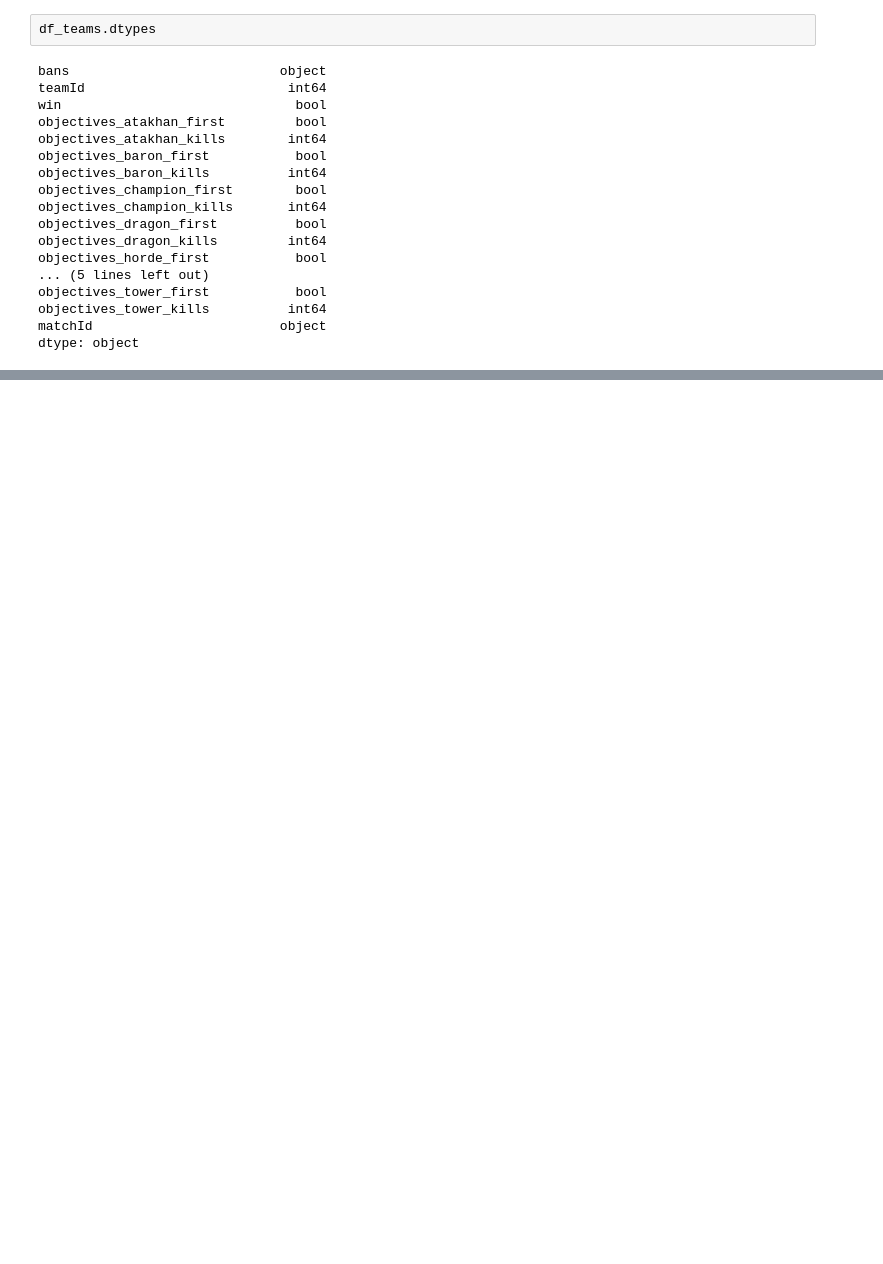
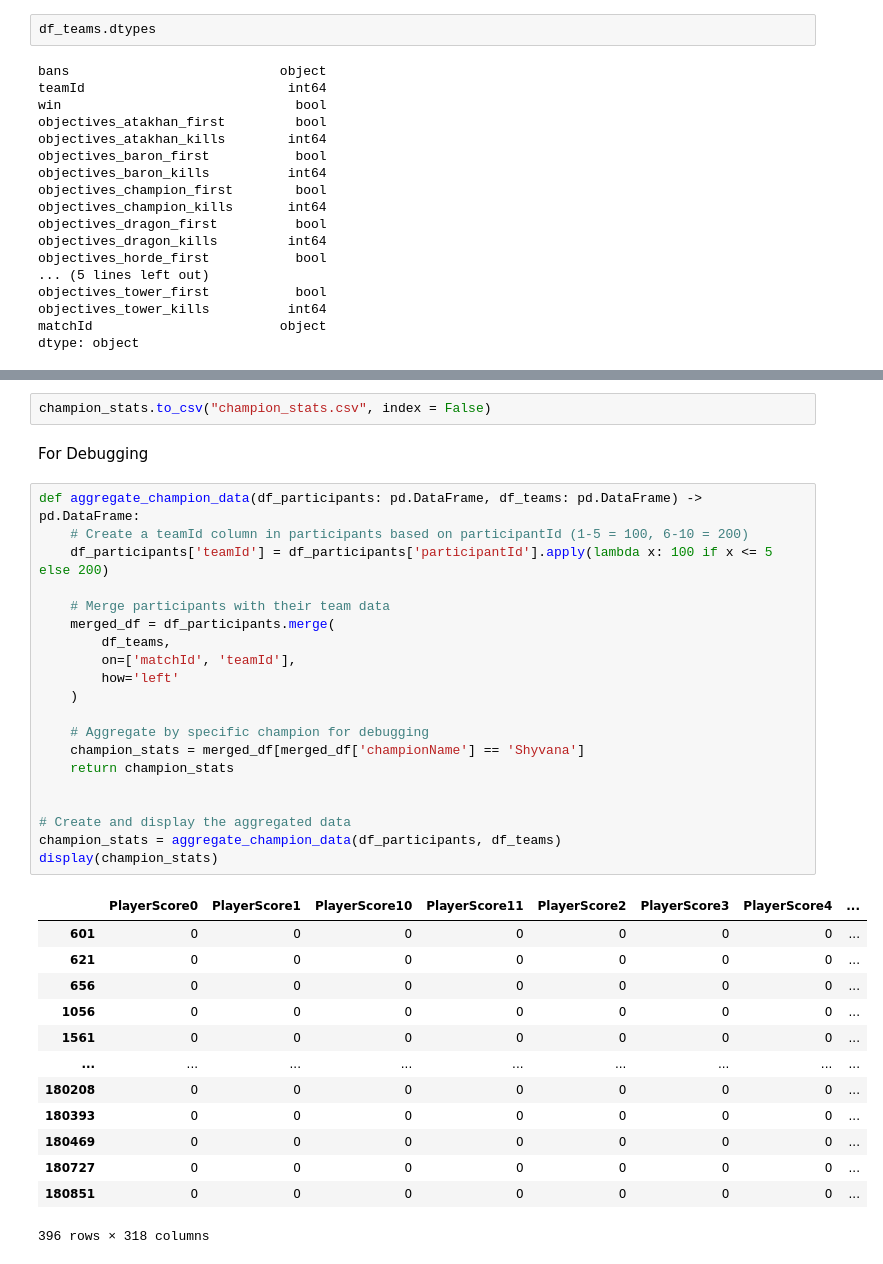
Before and after one commit to calebeurich/lol-helper, a Jupyter notebook: pull_and_aggregate_data.ipynb, the cells around one changed output, grey strips where cells are left out. Cells and saved outputs as stored; diff of their text form; blank space fills up the shorter version.

```diff
--- a/pull_and_aggregate_data.ipynb
+++ b/pull_and_aggregate_data.ipynb
@@ -432,0 +477,38 @@ display(champion_stats.sort_values('games_played', ascending=False))
+# %%
+champion_stats.to_csv("champion_stats.csv", index = False)
+# %% [markdown]
+For Debugging
+# %%
+def aggregate_champion_data(df_participants: pd.DataFrame, df_teams: pd.DataFrame) -> pd.DataFrame:
+    # Create a teamId column in participants based on participantId (1-5 = 100, 6-10 = 200)
+    df_participants['teamId'] = df_participants['participantId'].apply(lambda x: 100 if x <= 5 else 200)
+
+    # Merge participants with their team data
+    merged_df = df_participants.merge(
+        df_teams,
+        on=['matchId', 'teamId'],
+        how='left'
+    )
+
+    # Aggregate by specific champion for debugging
+    champion_stats = merged_df[merged_df['championName'] == 'Shyvana']
+    return champion_stats
+
+
+# Create and display the aggregated data
+champion_stats = aggregate_champion_data(df_participants, df_teams)
+display(champion_stats)
+# %% [output]
+|  | PlayerScore0 | PlayerScore1 | PlayerScore10 | PlayerScore11 | PlayerScore2 | PlayerScore3 | PlayerScore4 | ... |
+| 601 | 0 | 0 | 0 | 0 | 0 | 0 | 0 | ... |
+| 621 | 0 | 0 | 0 | 0 | 0 | 0 | 0 | ... |
+| 656 | 0 | 0 | 0 | 0 | 0 | 0 | 0 | ... |
+| 1056 | 0 | 0 | 0 | 0 | 0 | 0 | 0 | ... |
+| 1561 | 0 | 0 | 0 | 0 | 0 | 0 | 0 | ... |
+| ... | ... | ... | ... | ... | ... | ... | ... | ... |
+| 180208 | 0 | 0 | 0 | 0 | 0 | 0 | 0 | ... |
+| 180393 | 0 | 0 | 0 | 0 | 0 | 0 | 0 | ... |
+| 180469 | 0 | 0 | 0 | 0 | 0 | 0 | 0 | ... |
+| 180727 | 0 | 0 | 0 | 0 | 0 | 0 | 0 | ... |
+| 180851 | 0 | 0 | 0 | 0 | 0 | 0 | 0 | ... |
+396 rows × 318 columns
```
Also changed, not shown: parts of 8 cells of this notebook, 2 other files.
